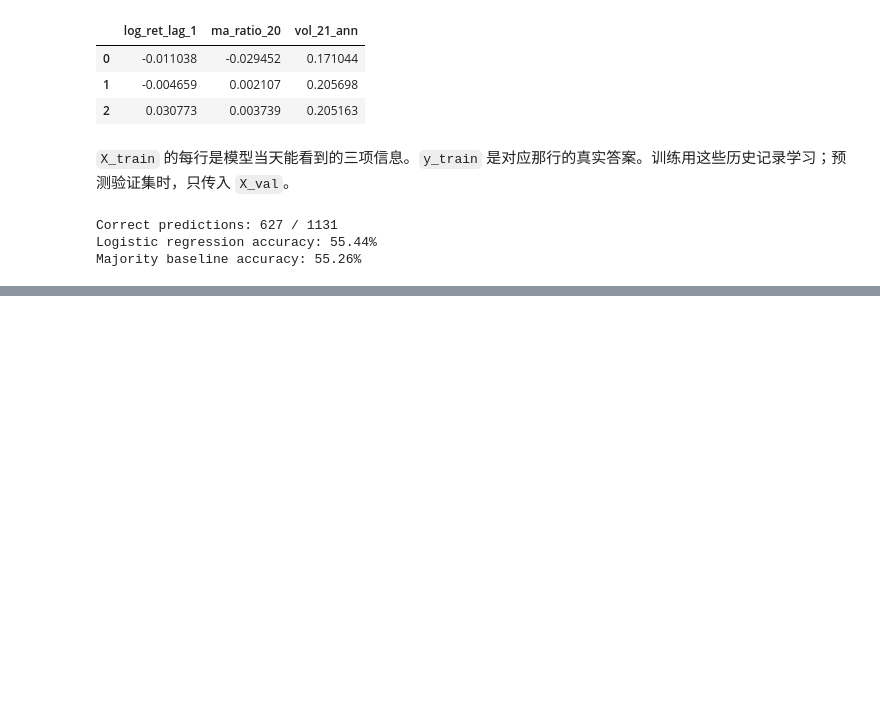
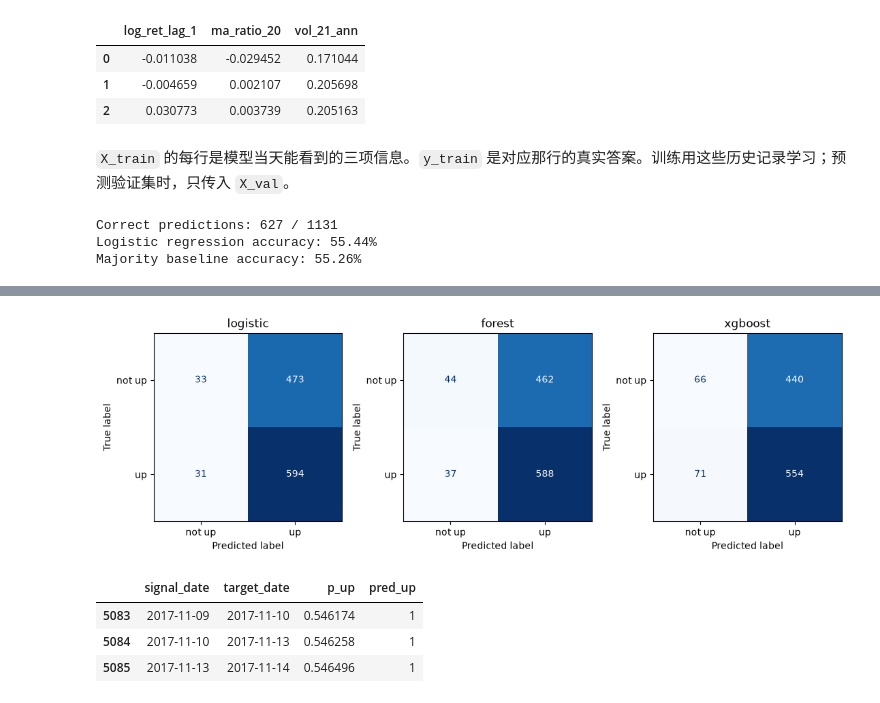
Before and after one commit to Franking502/sp500-multitask, a Jupyter notebook: src/2_RiseFallForecast/rise_fall_forecast.ipynb, the cells around one changed output, grey strips where cells are left out. Saved outputs shown, nothing was run; the diff lists cells and outputs as text; code cells hidden in the pictures; blank space fills up the shorter version.

Commit message:
Complete rise/fall forecast and test signals

```diff
--- a/src/2_RiseFallForecast/rise_fall_forecast.ipynb
+++ b/src/2_RiseFallForecast/rise_fall_forecast.ipynb
@@ -124,0 +183,6 @@ Majority baseline accuracy: 55.26%
+# %%
+from sklearn.metrics import roc_auc_score
+
+y_val = val['up']
+logistic_p_up = logistic_model.predict_proba(X_val)[:, 1]
+print(f'Logistic regression validation AUC: {roc_auc_score(y_val, logistic_p_up):.4f}')
@@ -124,0 +203,18 @@ Majority baseline accuracy: 55.26%
+# %%
+metric_rows = []
+for name in validation_predictions:
+    predicted = validation_predictions[name]
+    p_up = validation_probabilities[name]
+    metric_rows.append({
+        'model': name,
+        'accuracy': accuracy_score(y_val, predicted),
+        'precision': precision_score(y_val, predicted, zero_division=0),
+        'recall': recall_score(y_val, predicted, zero_division=0),
+        'f1': f1_score(y_val, predicted, zero_division=0),
+        'roc_auc': roc_auc_score(y_val, p_up),
+    })
+
+validation_metrics = pd.DataFrame(metric_rows).set_index('model')
+best_name = validation_metrics.loc[list(models), 'roc_auc'].idxmax()
+print('Selected by validation ROC AUC:', best_name)
+validation_metrics.round(4)
@@ -124,0 +233,37 @@ Majority baseline accuracy: 55.26%
+# %%
+from sklearn.metrics import classification_report, ConfusionMatrixDisplay
+import matplotlib.pyplot as plt
+import joblib
+
+report_dir = Path('../../reports/2_RiseFallForecast')
+for folder in ['metrics', 'figures', 'models', 'signals']:
+    (report_dir / folder).mkdir(parents=True, exist_ok=True)
+validation_metrics.to_csv(report_dir / 'metrics/validation_metrics.csv')
+
+fig, axes = plt.subplots(1, 3, figsize=(11, 3.5), constrained_layout=True)
+for ax, name in zip(axes, models):
+    predicted = validation_predictions[name]
+    report = classification_report(y_val, predicted, labels=[0, 1], target_names=['not up', 'up'], zero_division=0)
+    (report_dir / 'metrics' / f'validation_{name}_report.txt').write_text(report, encoding='utf-8')
+    ConfusionMatrixDisplay.from_predictions(y_val, predicted, labels=[0, 1], display_labels=['not up', 'up'], ax=ax, colorbar=False, cmap='Blues')
+    ax.set_title(name)
+fig.savefig(report_dir / 'figures/validation_confusion_matrices.png', dpi=150)
+plt.show()
+# %% [output]
+[figure, added]
+# %%
+joblib.dump(models[best_name], report_dir / 'models/validation_selected.joblib')
+validation_signals = pd.DataFrame({
+    'signal_date': val['Date'],
+    'target_date': val['target_date'],
+    'p_up': validation_probabilities[best_name],
+    'pred_up': validation_predictions[best_name],
+})
+sample = validation_signals.head(10)
+sample.to_csv(report_dir / 'signals/validation_sample.csv', index=False)
+sample.head(3)
+# %% [output]
+|  | signal_date | target_date | p_up | pred_up |
+| 5083 | 2017-11-09 | 2017-11-10 | 0.546174 | 1 |
+| 5084 | 2017-11-10 | 2017-11-13 | 0.546258 | 1 |
+| 5085 | 2017-11-13 | 2017-11-14 | 0.546496 | 1 |
```
Also changed, not shown: parts of 18 cells of this notebook, 16 other files.
